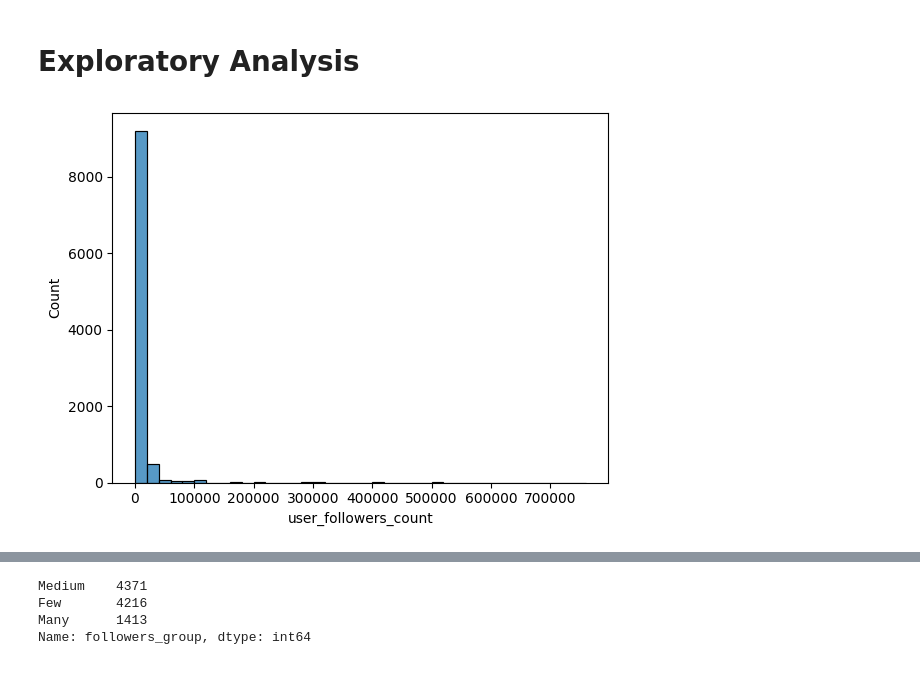
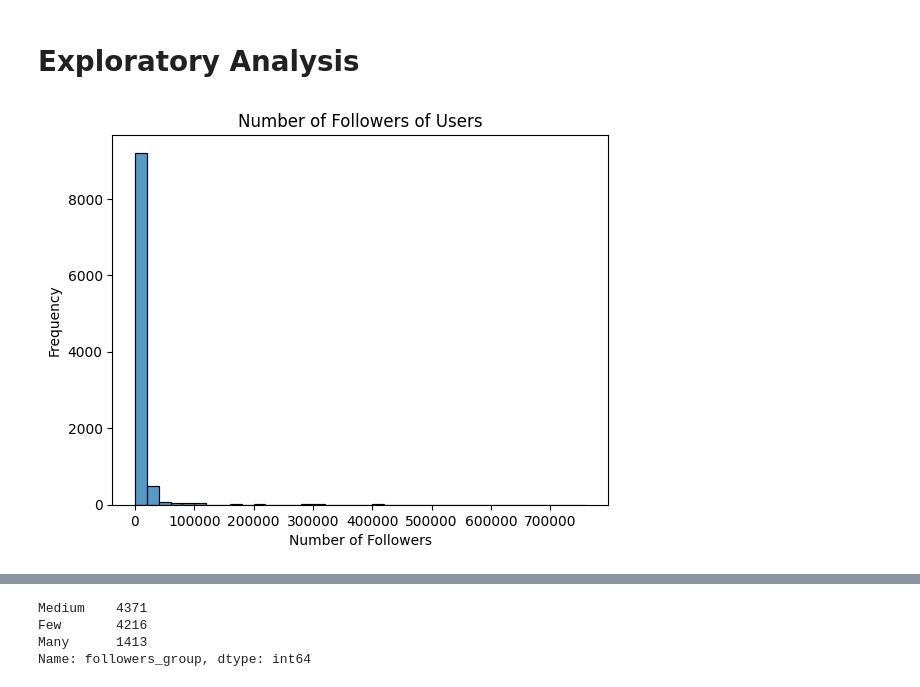
Before and after one commit to BullDF/A4_JSC270, a Jupyter notebook: part2.ipynb, the cells around one changed output, grey strips where cells are left out. Drawn from its saved outputs; the diff is of its cells as text; code cells hidden in the pictures.

Commit message:
Added plot labels

```diff
--- a/part2.ipynb
+++ b/part2.ipynb
@@ -25,9 +25,12 @@ df.head()
 # Exploratory Analysis
 # %%
 sns.histplot(df['user_followers_count'], binwidth=20000)
+plt.xlabel('Number of Followers')
+plt.ylabel('Frequency')
+plt.title('Number of Followers of Users')
 plt.show()
 # %% [output]
-[figure, old version]
+[figure, new version]
 # %%
 def group_followers(num_followers: int) -> str:
     if 0 <= num_followers <= 1000:
```
Also changed, not shown: parts of 7 cells of this notebook.
